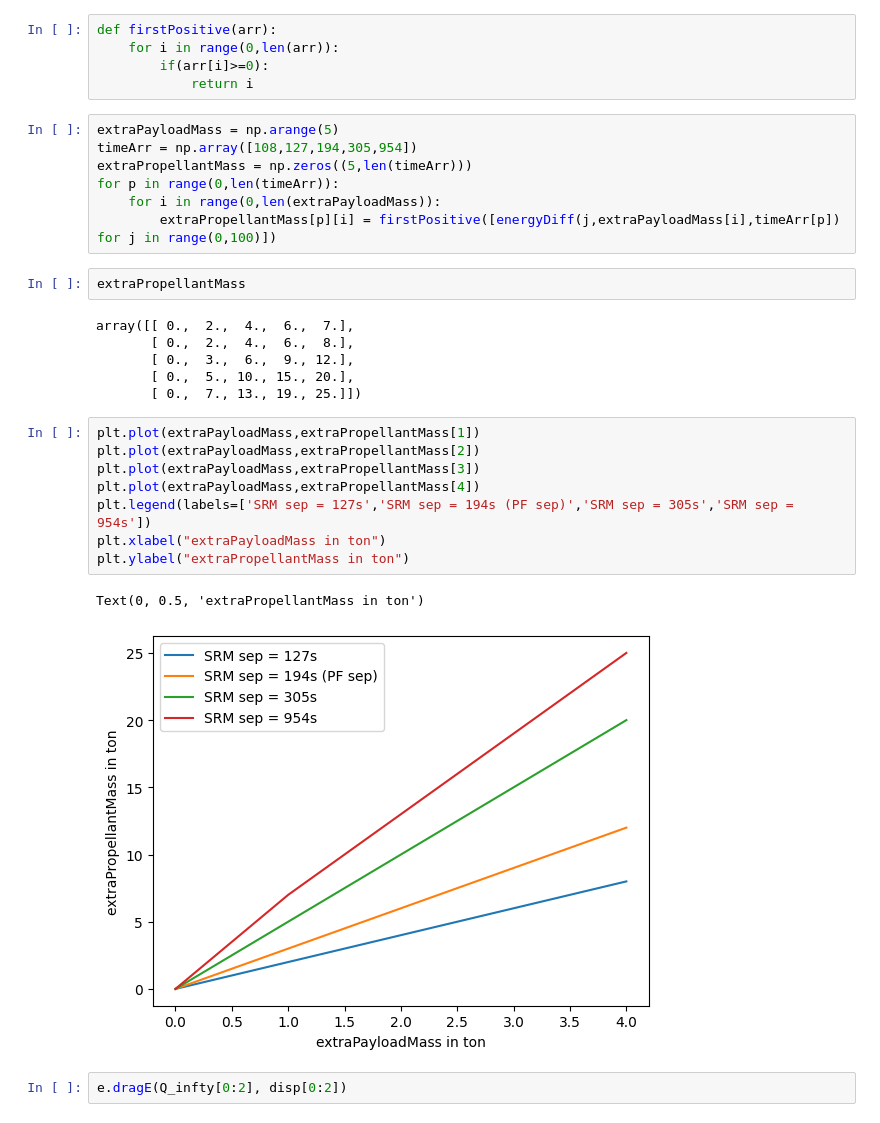
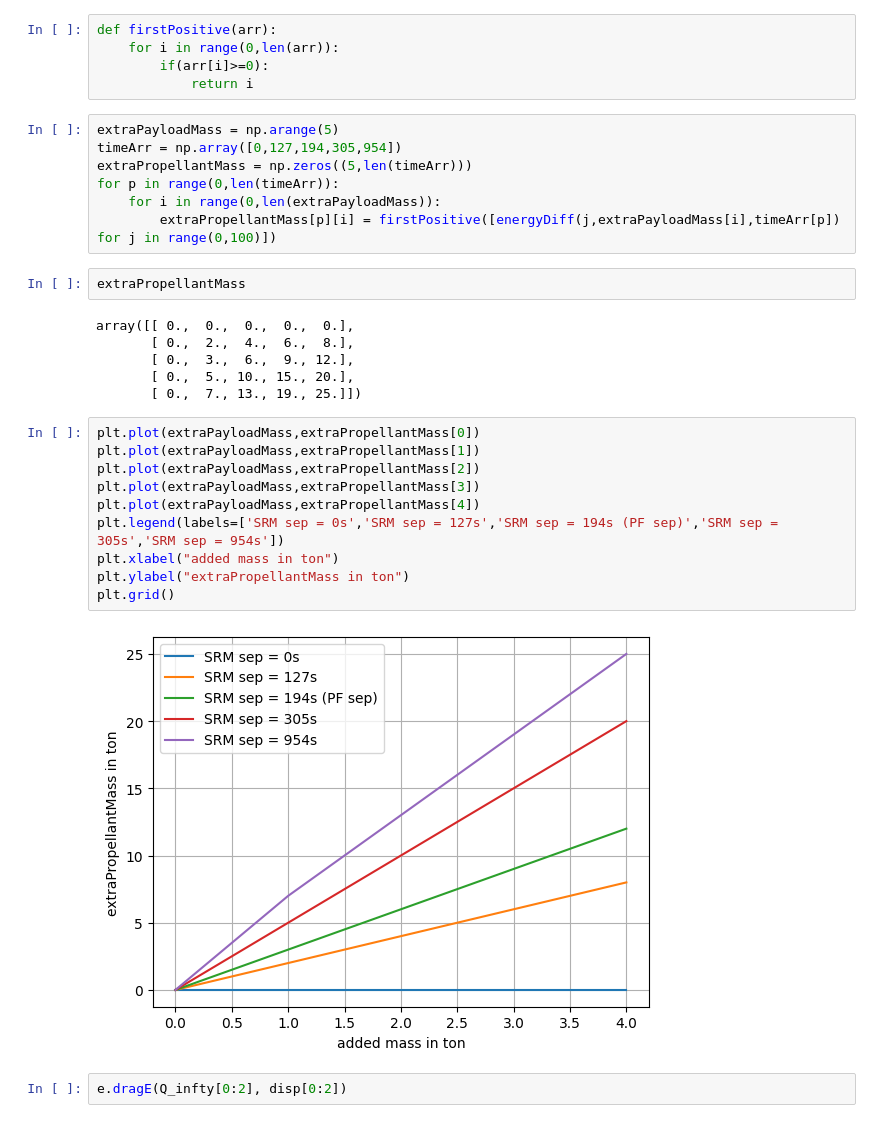
Before and after one commit to lyrickhare/Launcher-Profile, a Jupyter notebook: testingNew/massCalci.ipynb, the cells around one changed output. Cells and saved outputs as stored; diff of their text form.

```diff
--- a/testingNew/massCalci.ipynb
+++ b/testingNew/massCalci.ipynb
@@ -122,7 +122,7 @@ def firstPositive(arr):
             return i
 # %%
 extraPayloadMass = np.arange(5)
-timeArr = np.array([108,127,194,305,954])
+timeArr = np.array([0,127,194,305,954])
 extraPropellantMass = np.zeros((5,len(timeArr)))
 for p in range(0,len(timeArr)):
     for i in range(0,len(extraPayloadMass)):
@@ -130,22 +130,23 @@ for p in range(0,len(timeArr)):
 # %%
 extraPropellantMass
 # %% [output]
-array([[ 0.,  2.,  4.,  6.,  7.],
+array([[ 0.,  0.,  0.,  0.,  0.],
        [ 0.,  2.,  4.,  6.,  8.],
        [ 0.,  3.,  6.,  9., 12.],
        [ 0.,  5., 10., 15., 20.],
        [ 0.,  7., 13., 19., 25.]])
 # %%
+plt.plot(extraPayloadMass,extraPropellantMass[0])
 plt.plot(extraPayloadMass,extraPropellantMass[1])
 plt.plot(extraPayloadMass,extraPropellantMass[2])
 plt.plot(extraPayloadMass,extraPropellantMass[3])
 plt.plot(extraPayloadMass,extraPropellantMass[4])
-plt.legend(labels=['SRM sep = 127s','SRM sep = 194s (PF sep)','SRM sep = 305s','SRM sep = 954s'])
-plt.xlabel("extraPayloadMass in ton")
+plt.legend(labels=['SRM sep = 0s','SRM sep = 127s','SRM sep = 194s (PF sep)','SRM sep = 305s','SRM sep = 954s'])
+plt.xlabel("added mass in ton")
 plt.ylabel("extraPropellantMass in ton")
+plt.grid()
 # %% [output]
-Text(0, 0.5, 'extraPropellantMass in ton')
-[figure, old version]
+[figure, new version]
 # %%
 e.dragE(Q_infty[0:2], disp[0:2])
 # %% [output]
```
Also changed, not shown: parts of 4 cells of this notebook, 3 other files.
